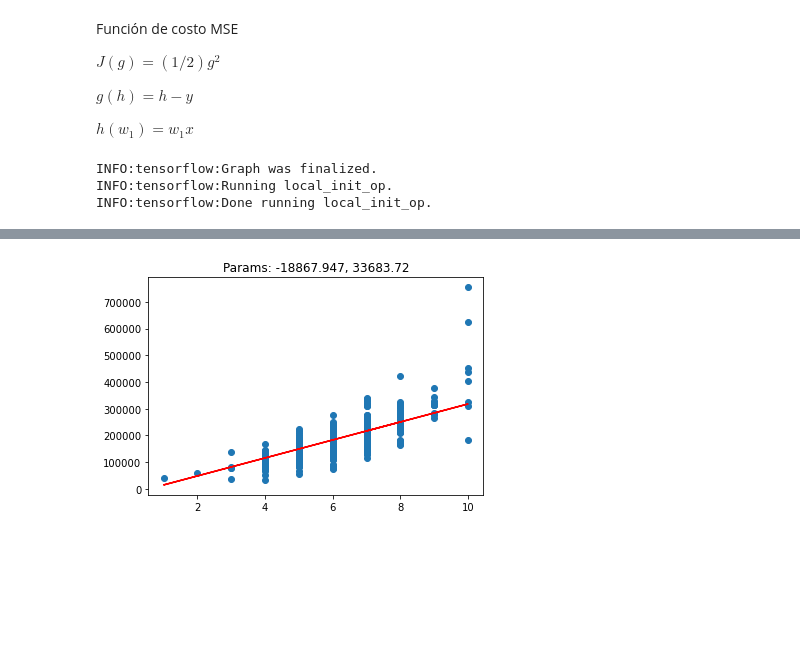
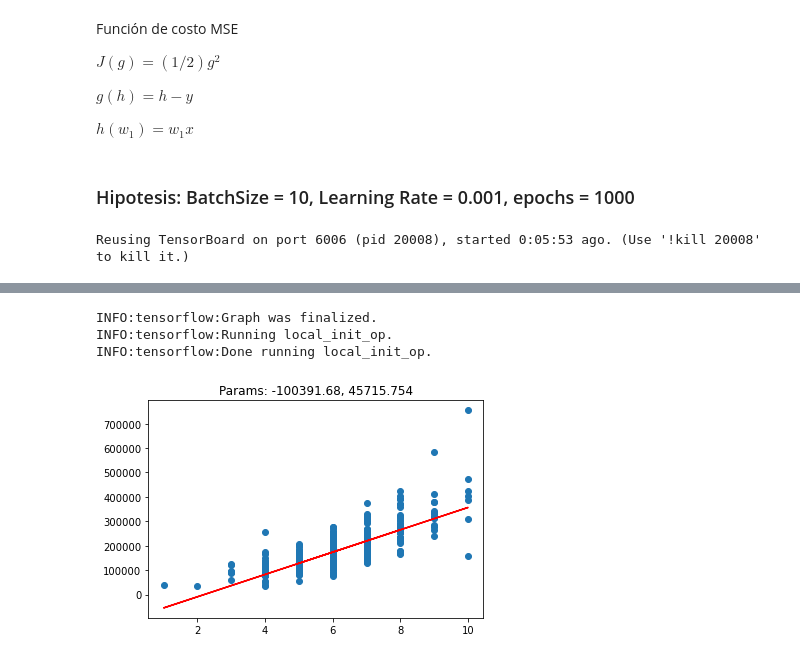
Before and after one commit to mazg-95/statistical-learning, a Jupyter notebook: Tarea1/mini-batch-gradient-descent.ipynb, the cells around one changed output, grey strips where cells are left out. Cells and saved outputs as stored; diff of their text form; code cells hidden in the pictures; blank space fills up the shorter version.

Commit message:
Added Tensorboard

```diff
--- a/Tarea1/mini-batch-gradient-descent.ipynb
+++ b/Tarea1/mini-batch-gradient-descent.ipynb
@@ -157,18 +176,18 @@ def fit(X, Y, batch_size, epochs=100, lr=0.001):
     def predict(x):
         return compute_prediction(x, params)
     return final_theta, predict
+# %% [markdown]
+### Hipotesis: BatchSize = 10, Learning Rate = 0.001, epochs = 1000
 # %%
-
+%tensorboard --logdir logs
 x_train, y_train = train_x["OvrllQual"], train_y["SalePrice"]
 x_test, y_test = test_x["OvrllQual"], test_y["SalePrice"]
 plt.scatter(x_test, y_test)
-theta, predict = fit(x_train, y_train, batch_size=20, epochs=100, lr=0.001)
+theta, predict = fit(x_train, y_train, batch_size=10, epochs=1000, lr=0.001, print_n=20)
 with tf.Session() as session:
     y_estimates = session.run(compute_prediction(np.array(x_test).reshape(-1,1).astype('float32'), theta))
-    plt.plot(x, y_estimates, color='r')
+    plt.plot(x_test, y_estimates, color='r')
     plt.title(f"Params: {', '.join(map(str, theta.reshape(-1,)))}")
     plt.show()
 # %% [output]
-INFO:tensorflow:Graph was finalized.
-INFO:tensorflow:Running local_init_op.
-INFO:tensorflow:Done running local_init_op.
+Reusing TensorBoard on port 6006 (pid 20008), started 0:05:53 ago. (Use '!kill 20008' to kill it.)
@@ -175 +195,4 @@ INFO:tensorflow:Done running local_init_op.
+INFO:tensorflow:Graph was finalized.
+INFO:tensorflow:Running local_init_op.
+INFO:tensorflow:Done running local_init_op.
-[figure, old version]
+[figure, new version]
```
Also changed, not shown: parts of 13 cells of this notebook, 12 other files.
